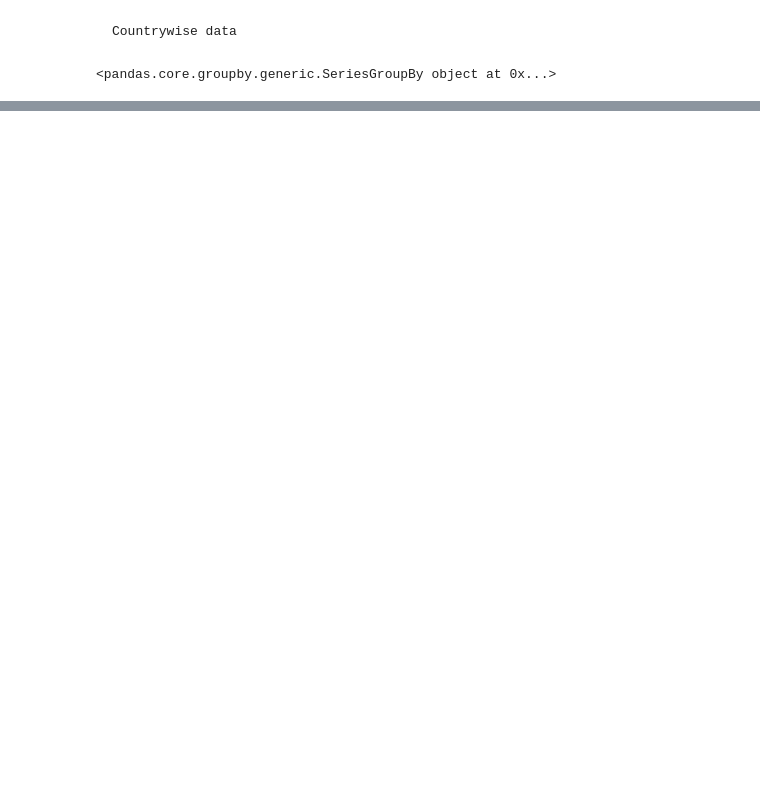
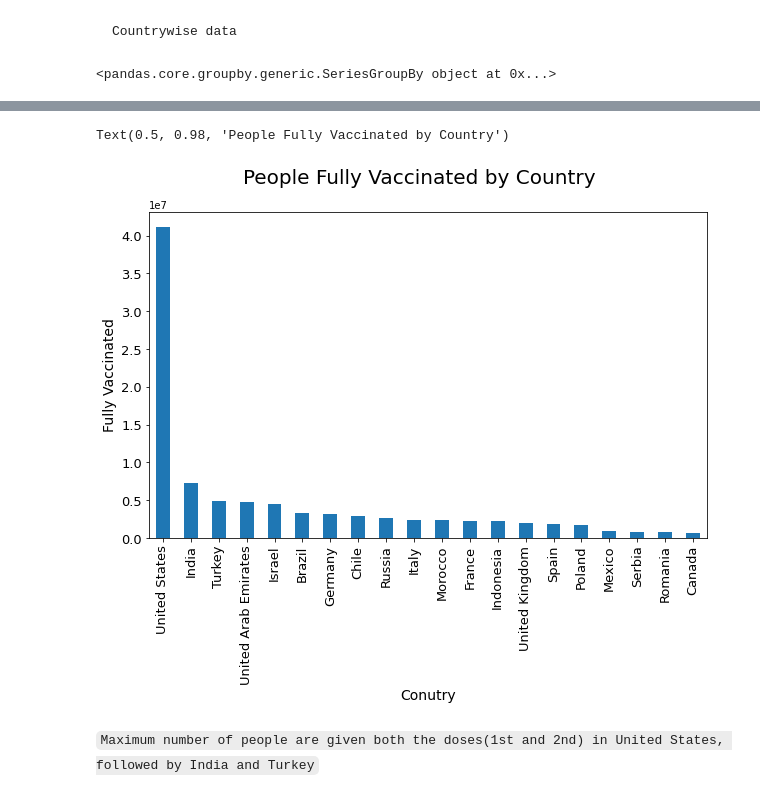
Before and after one commit to Dhruv-praju/COVID-19-Tracker, a Jupyter notebook: Data Visualization and analysis.ipynb, the cells around one changed output, grey strips where cells are left out. Drawn from its saved outputs; the diff is of its cells as text; code cells hidden in the pictures; blank space fills up the shorter version.

```diff
--- a/Data Visualization and analysis.ipynb
+++ b/Data Visualization and analysis.ipynb
@@ -172,0 +181,2 @@ Text(0.5, 1.0, 'Top 20 Countries with Maximum Total Vaccinations')
+# %%
+con_wise_full_vac = con_wise_df['people_fully_vaccinated'].sort_values(ascending=False).head(20)
@@ -172,0 +203,12 @@ Text(0.5, 1.0, 'Top 20 Countries with Maximum Total Vaccinations')
+# %%
+con_wise_full_vac.plot(kind='bar',figsize=(10,6))
+plt.xlabel('Conutry',fontsize=14)
+plt.ylabel('Fully Vaccinated',fontsize=14)
+plt.xticks(fontsize=13)
+plt.yticks(fontsize=13)
+plt.suptitle('People Fully Vaccinated by Country', fontsize=20)
+# %% [output]
+Text(0.5, 0.98, 'People Fully Vaccinated by Country')
+[figure, added]
+# %% [markdown]
+`Maximum number of people are given both the doses(1st and 2nd) in United States, followed by India and Turkey`
```
Also changed, not shown: parts of 16 cells of this notebook.
